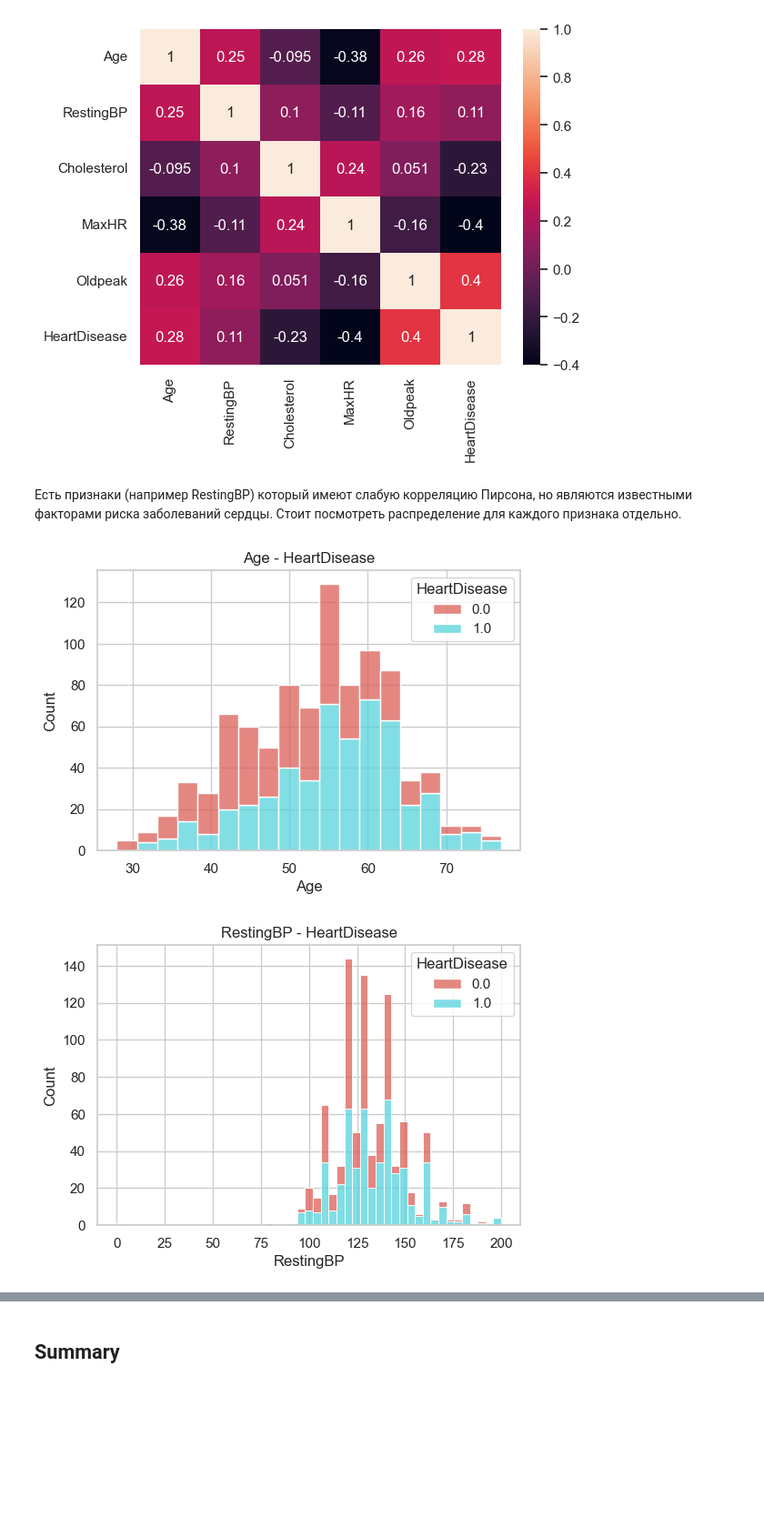
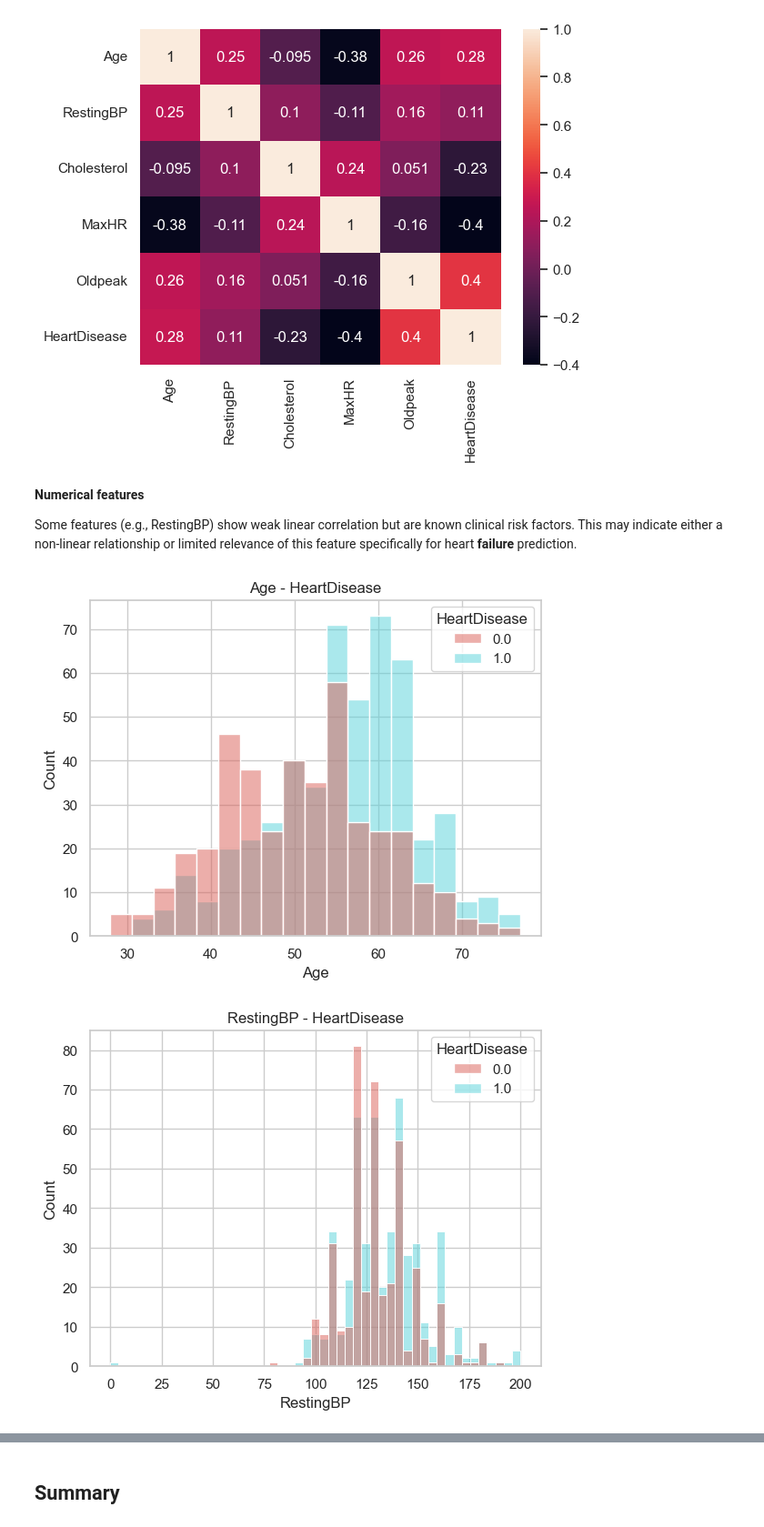
Before and after one commit to Stork656/Heart-diseases_main_project, a Jupyter notebook: notebooks/eda.ipynb, the cells around one changed output, grey strips where cells are left out. Shown at 91% size. Drawn from its saved outputs; the diff is of its cells as text; code cells hidden in the pictures; blank space fills up the shorter version.

```diff
--- a/notebooks/eda.ipynb
+++ b/notebooks/eda.ipynb
@@ -212,7 +284,8 @@ Name: count, dtype: int64
 # %%
 for col in lst_cat + lst_bin:
-    plt.figure(figsize=(6,4))
-    sns.countplot(x=col, hue='HeartDisease', data=df, palette='hls')
-    plt.title(f'{col} - HeartDisease')
+    sns.countplot(x=col,
+                  hue='HeartDisease',
+                  data=df,
+                  palette='hls')
     plt.show()
 # %% [output]
@@ -266,14 +343,18 @@ sns.heatmap(df[lst_num + [target]].corr(), annot=True)
 # %% [output]
 <Axes: >
 [figure]
-# %% [markdown]
-Есть признаки (например RestingBP) который имеют слабую корреляцию Пирсона, но являются известными факторами риска заболеваний сердцы. Стоит посмотреть распределение для каждого признака отдельно.
+# %% [markdown]
+**Numerical features**
+
+Some features (e.g., RestingBP) show weak linear correlation but are known clinical risk factors. This may indicate either a non-linear relationship or limited relevance of this feature specifically for heart **failure** prediction.
 # %%
 for col in lst_num:
-    plt.figure(figsize=(6,4))
-    sns.histplot(df, x=col, hue='HeartDisease', multiple='stack', palette='hls')
+    sns.histplot(x=col,
+                 data=df,
+                 hue='HeartDisease',
+                 palette='hls')
     plt.title(f'{col} - HeartDisease')
     plt.show()
 # %% [output]
-[figure, old version]
+[figure, new version]
-[figure, old version]
+[figure, new version]
```
Also changed, not shown: parts of 26 cells of this notebook.
